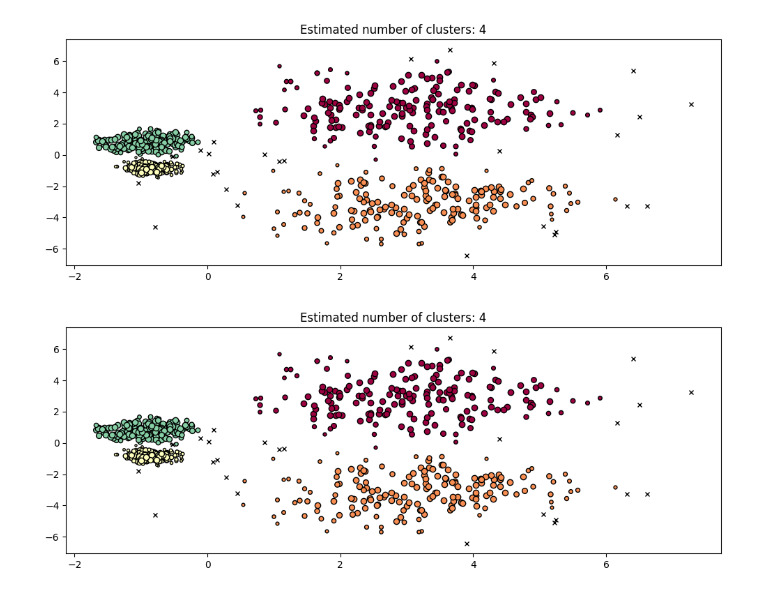
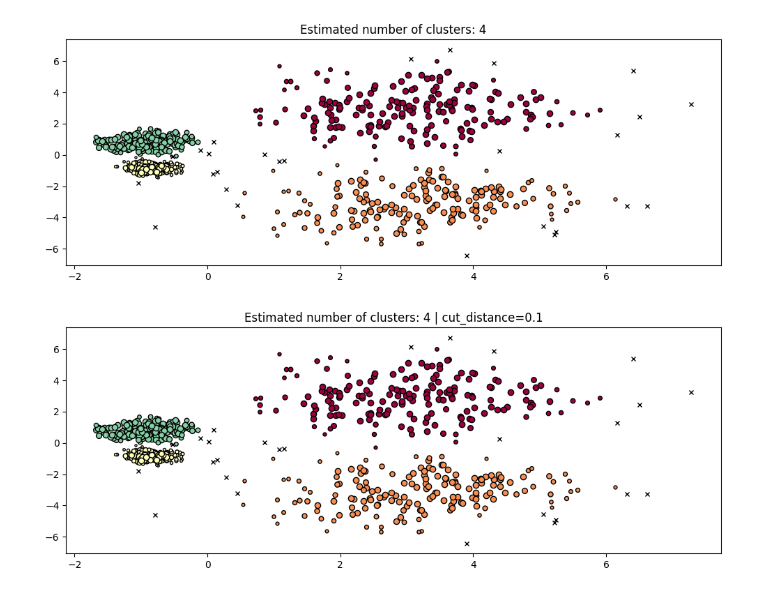
Before and after one commit to Firmank123/ML_SMT5, a Jupyter notebook: 2341720099_M_Firmansyah_JS5_ML.ipynb, the cells around one changed output. Saved outputs shown, nothing was run; the diff lists cells and outputs as text; code cells hidden in the pictures.

```diff
--- a/2341720099_M_Firmansyah_JS5_ML.ipynb
+++ b/2341720099_M_Firmansyah_JS5_ML.ipynb
@@ -109,10 +109,11 @@ plot(X, hdb.labels_, hdb.probabilities_)
 # %%
 # HDBSCAN with cut_distance parameter
 hdb = hdbscan.HDBSCAN(
     cluster_selection_method='eom',
     cluster_selection_epsilon=0.1,
 ).fit(X)
 
-plot(X, hdb.labels_, hdb.probabilities_)
+# Include the cut_distance parameter in the plot title
+plot(X, hdb.labels_, hdb.probabilities_, parameters={'cut_distance': 0.1})
 # %% [output]
-[figure, old version]
+[figure, new version]
```
Also changed, not shown: parts of 2 cells of this notebook.
